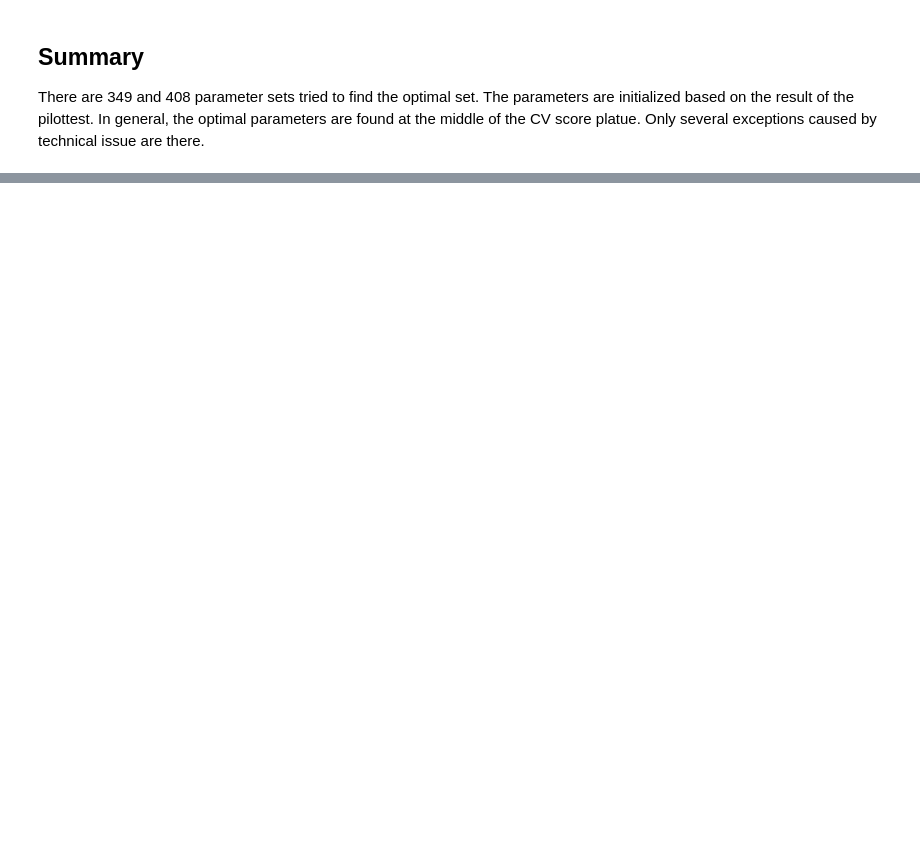
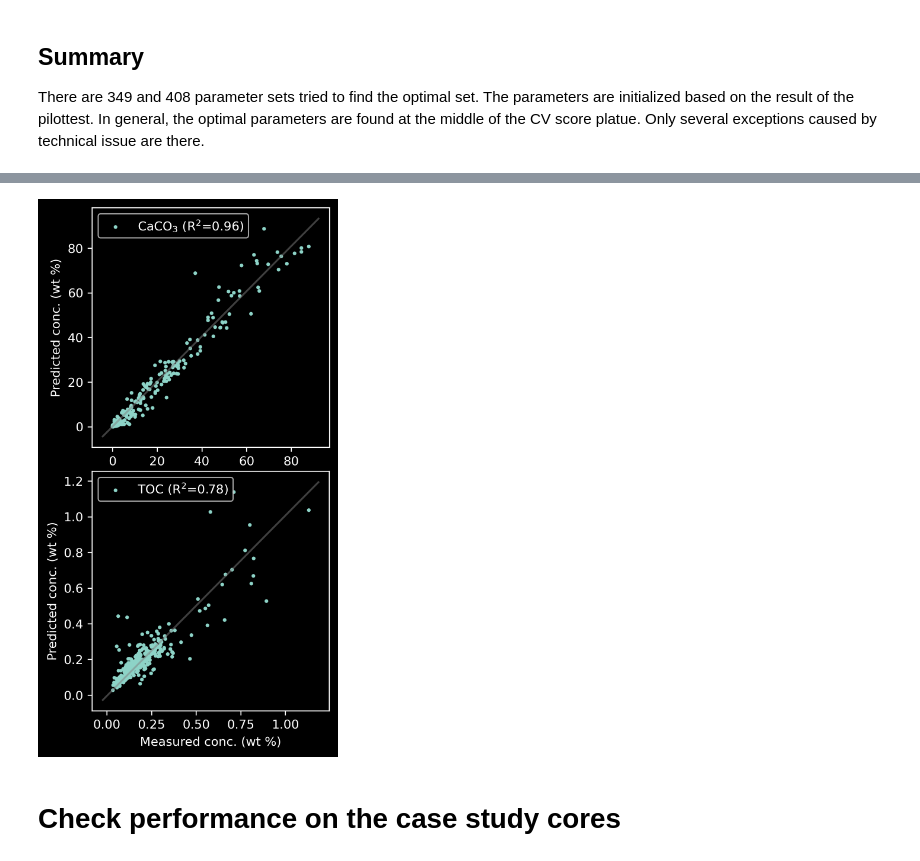
Before and after one commit to dispink/CaCO3_NWP, a Jupyter notebook: build_models_09.ipynb, the cells around one changed output, grey strips where cells are left out. Cells and saved outputs as stored; diff of their text form; code cells hidden in the pictures; blank space fills up the shorter version.

```diff
--- a/build_models_09.ipynb
+++ b/build_models_09.ipynb
@@ -122,0 +177,31 @@ There are 349 and 408 parameter sets tried to find the optimal set. The paramete
+# %%
+fig, axes = plt.subplots(2, 1, figsize=(5, 7.5))
+
+y = y_df['CaCO3%'].dropna()
+y_pred = y_df['CaCO3%_pred'].dropna()
+
+ind = np.argsort(y)
+axes[0].scatter(y[ind], y_pred[ind], s=4, label='CaCO$_3$ (R$^2$={:.2f})'.format(r2_score(y, y_pred)))
+axes[0].plot(axes[0].get_xlim(), axes[0].get_ylim(), alpha=.5, c='gray')
+axes[0].set_ylabel('Predicted conc. (wt %)')
+axes[0].legend(loc = 'upper left')
+axes[0].set_aspect('equal')
+
+y = y_df['TOC%'].dropna()
+y_pred = y_df['TOC%_pred'].dropna()
+
+ind = np.argsort(y)
+axes[1].scatter(y[ind], y_pred[ind], s=4, label='TOC (R$^2$={:.2f})'.format(r2_score(y, y_pred)))
+axes[1].plot(axes[1].get_xlim(), axes[1].get_ylim(), alpha=.5, c='gray')
+axes[1].set_ylabel('Predicted conc. (wt %)')
+axes[1].set_xlabel('Measured conc. (wt %)')
+axes[1].legend(loc = 'upper left')
+axes[1].set_aspect('equal')
+#axes[1].set_yticks(np.linspace(0, 1.0, 6))
+
+fig.subplots_adjust(hspace=.1)
+fig.savefig('results/performance_dev_{}.png'.format(date))
+# %% [output]
+[figure, added]
+# %% [markdown]
+# Check performance on the case study cores
```
Also changed, not shown: parts of 16 cells of this notebook.
